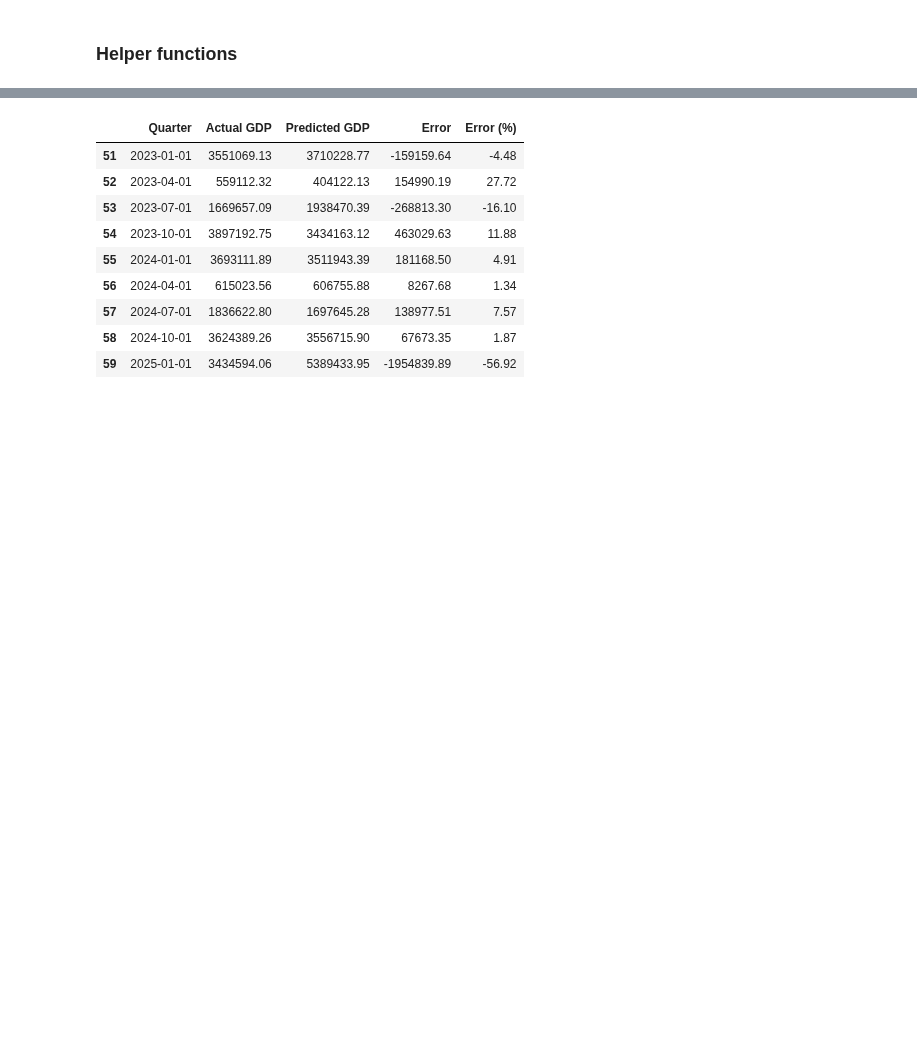
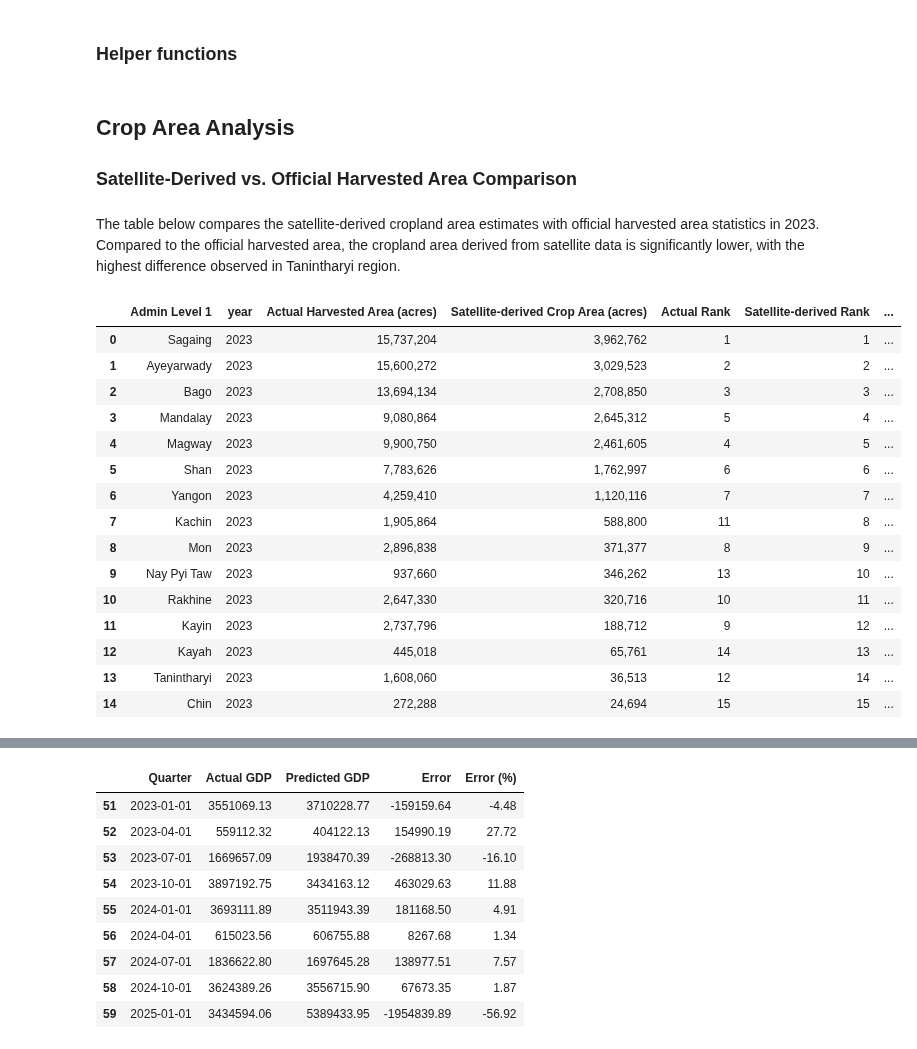
Before and after one commit to datapartnership/myanmar-economic-monitor, a Jupyter notebook: notebooks/vegetation-conditions/evi-report.ipynb, the cells around one changed output, grey strips where cells are left out. Cells and saved outputs as stored; diff of their text form; code cells hidden in the pictures; blank space fills up the shorter version.

```diff
--- a/notebooks/vegetation-conditions/evi-report.ipynb
+++ b/notebooks/vegetation-conditions/evi-report.ipynb
@@ -235,3 +273,7 @@ rainfall_adm1 = (
     .rename(columns={"region": "adm1_name"})
     .set_index(["date", "adm1_name"])
 )
+# %% [markdown]
+## Crop Area Analysis
+
+### Satellite-Derived vs. Official Harvested Area Comparison
@@ -237,0 +398,71 @@ rainfall_adm1 = (
+# %% [markdown]
+The table below compares the satellite-derived cropland area estimates with official harvested area statistics in 2023. Compared to the official harvested area, the cropland area derived from satellite data is significantly lower, with the highest difference observed in Tanintharyi region.
+# %%
+crops_rank = (
+    crops.groupby(["adm1_name", "year"], as_index=False)
+    .agg({"harvested_area_in_acres": "sum"})
+    .merge(
+        satellite_crops_area,
+        left_on=["adm1_name", "year"],
+        right_on=["adm1_name", "year"],
+        how="inner",
+    )
+    # group by year and calculate rank within each year
+    .assign(
+        actual_rank=lambda df: df.groupby("year")["harvested_area_in_acres"]
+        .rank(method="min", ascending=False)
+        .astype(int),
+        satellite_rank=lambda df: df.groupby("year")["crop_area"]
+        .rank(method="min", ascending=False)
+        .astype(int),
+    )
+    .sort_values(["year", "crop_area"], ascending=[True, False])
+    .rename(
+        columns={
+            "harvested_area_in_acres": "actual_harvested_area_acres",
+            "crop_area": "satellite_derived_crop_area_acres",
+        }
+    )
+    .reset_index(drop=True)
+    .assign(
+        percent_difference=lambda df: (
+            df["satellite_derived_crop_area_acres"] - df["actual_harvested_area_acres"]
+        )
+        / df["satellite_derived_crop_area_acres"]
+        * 100
+    )
+)
+
+crops_rank.query("year == 2023").reset_index(drop=True).rename(
+    columns={
+        "adm1_name": "Admin Level 1",
+        "actual_harvested_area_acres": "Actual Harvested Area (acres)",
+        "satellite_derived_crop_area_acres": "Satellite-derived Crop Area (acres)",
+        "actual_rank": "Actual Rank",
+        "satellite_rank": "Satellite-derived Rank",
+        "percent_difference": "Percent Difference (%)",
+    }
+).style.format(
+    {
+        "Actual Harvested Area (acres)": "{:,.0f}",
+        "Satellite-derived Crop Area (acres)": "{:,.0f}",
+        "Percent Difference (%)": "{:.2f}%",
+    }
+)
+# %% [output]
+|  | Admin Level 1 | year | Actual Harvested Area (acres) | Satellite-derived Crop Area (acres) | Actual Rank | Satellite-derived Rank | ... |
+| 0 | Sagaing | 2023 | 15,737,204 | 3,962,762 | 1 | 1 | ... |
+| 1 | Ayeyarwady | 2023 | 15,600,272 | 3,029,523 | 2 | 2 | ... |
+| 2 | Bago | 2023 | 13,694,134 | 2,708,850 | 3 | 3 | ... |
+| 3 | Mandalay | 2023 | 9,080,864 | 2,645,312 | 5 | 4 | ... |
+| 4 | Magway | 2023 | 9,900,750 | 2,461,605 | 4 | 5 | ... |
+| 5 | Shan | 2023 | 7,783,626 | 1,762,997 | 6 | 6 | ... |
+| 6 | Yangon | 2023 | 4,259,410 | 1,120,116 | 7 | 7 | ... |
+| 7 | Kachin | 2023 | 1,905,864 | 588,800 | 11 | 8 | ... |
+| 8 | Mon | 2023 | 2,896,838 | 371,377 | 8 | 9 | ... |
+| 9 | Nay Pyi Taw | 2023 | 937,660 | 346,262 | 13 | 10 | ... |
+| 10 | Rakhine | 2023 | 2,647,330 | 320,716 | 10 | 11 | ... |
+| 11 | Kayin | 2023 | 2,737,796 | 188,712 | 9 | 12 | ... |
+| 12 | Kayah | 2023 | 445,018 | 65,761 | 14 | 13 | ... |
+| 13 | Tanintharyi | 2023 | 1,608,060 | 36,513 | 12 | 14 | ... |
+| 14 | Chin | 2023 | 272,288 | 24,694 | 15 | 15 | ... |
```
Also changed, not shown: parts of 47 cells of this notebook, 4 other files.
